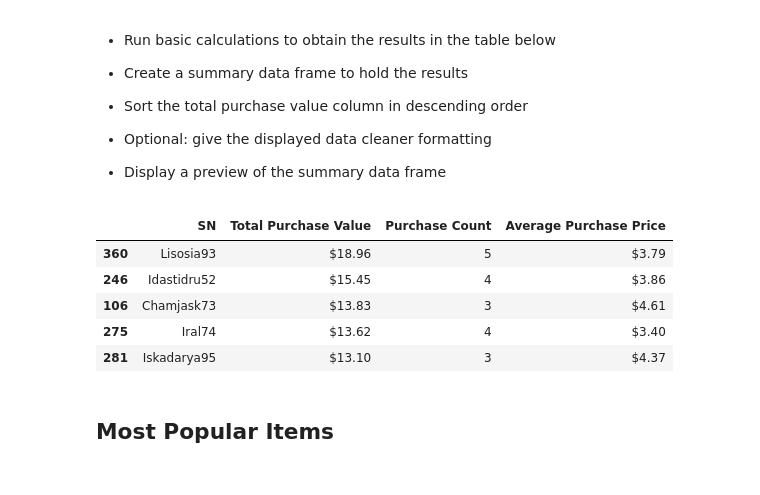
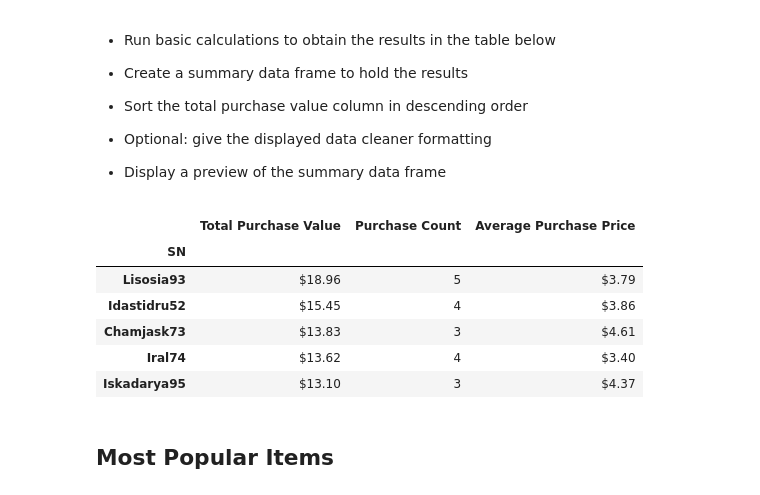
Before and after one commit to Jerco49/python-pandas, a Jupyter notebook: HeroesOfPymoli/HeroesOfPymoli_Finished.ipynb, the cells around one changed output. Drawn from its saved outputs; the diff is of its cells as text; code cells hidden in the pictures.

```diff
--- a/HeroesOfPymoli/HeroesOfPymoli_Finished.ipynb
+++ b/HeroesOfPymoli/HeroesOfPymoli_Finished.ipynb
@@ -342,38 +342,40 @@ age_demographic_purchase
 # %%
 # I recieved some assistance from here on, so the code may not be like the rest so far
 # Create DFs that copy the main DF to keep the main DF free of changes
 top_spenders = purchase_data
 spending = purchase_data
 
 # Create 2 seperate DFs using a groupby.  One for Price and the other for Purchase Count
 spending = purchase_data.groupby(["SN"], as_index = False)["Price"].sum()
-PD = purchase_data.groupby(["SN"])["Item Name"].agg(["count"])
+purchase_count = purchase_data.groupby(["SN"])["Item Name"].agg(["count"])
 
 # Merge the two DFs into one with the SN as the merge column
 top_spenders = spending
-top_spenders = pd.merge(top_spenders, PD, on="SN", how="outer")
+top_spenders = pd.merge(top_spenders, purchase_count, on="SN", how="outer")
 
-# Adds the Average Purchase Price Column.  This is added now because the column names will be renamed later
+# Adds the Average Purchase Price Column
 top_spenders["Average Purchase Price"] = top_spenders["Price"] / top_spenders["count"]
 
 # Sorts based on the Total Purchase Value.  This is done before the reformat to allow it to sort numerically
 top_spenders = top_spenders.sort_values(["Price"], ascending = False)
 
 # Rename and reformat the table to the apporpriate data values
+top_spenders = top_spenders.set_index('SN')
 top_spenders = top_spenders.rename(index = str, columns = {"Price": "Total Purchase Value", "count": "Purchase Count"})
 top_spenders["Total Purchase Value"] = top_spenders["Total Purchase Value"].map("${:,.2f}".format)
 top_spenders["Average Purchase Price"] = top_spenders["Average Purchase Price"].map("${:,.2f}".format)
 
 # Condenses the DF into just 5 rows, showing the top 5 spenders
 top_spenders_summary = top_spenders.head()
 top_spenders_summary
 # %% [output]
-|  | SN | Total Purchase Value | Purchase Count | Average Purchase Price |
-| 360 | Lisosia93 | $18.96 | 5 | $3.79 |
-| 246 | Idastidru52 | $15.45 | 4 | $3.86 |
-| 106 | Chamjask73 | $13.83 | 3 | $4.61 |
-| 275 | Iral74 | $13.62 | 4 | $3.40 |
-| 281 | Iskadarya95 | $13.10 | 3 | $4.37 |
+|  | Total Purchase Value | Purchase Count | Average Purchase Price |
+| SN |  |  |  |
+| Lisosia93 | $18.96 | 5 | $3.79 |
+| Idastidru52 | $15.45 | 4 | $3.86 |
+| Chamjask73 | $13.83 | 3 | $4.61 |
+| Iral74 | $13.62 | 4 | $3.40 |
+| Iskadarya95 | $13.10 | 3 | $4.37 |
 # %% [markdown]
 ## Most Popular Items
 # %% [markdown]
```
